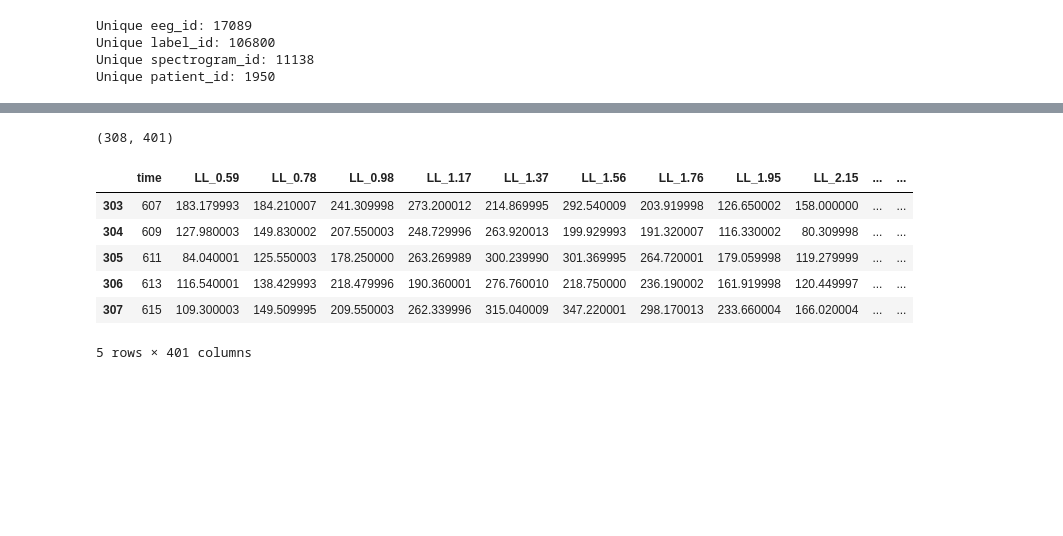
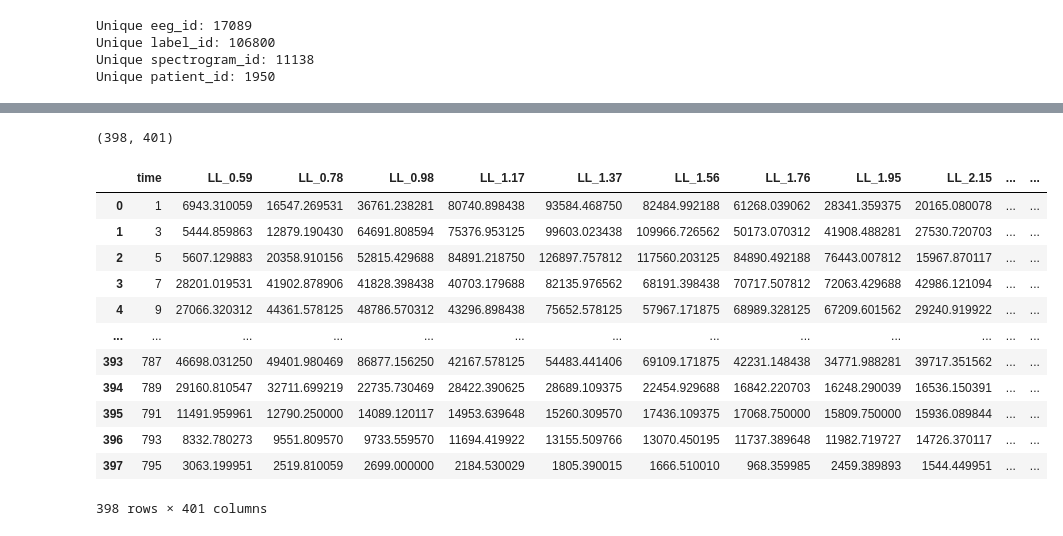
Before and after one commit to AzimuthLI/kaggle_hms, a Jupyter notebook: notebooks/EDA.ipynb, the cells around one changed output, grey strips where cells are left out. Cells and saved outputs as stored; diff of their text form; code cells hidden in the pictures; blank space fills up the shorter version.

```diff
--- a/notebooks/EDA.ipynb
+++ b/notebooks/EDA.ipynb
@@ -400,14 +311,20 @@ eeg_df.head()
 # %%
-spec_id = 789577333
+spec_id = 381128509
 spec_df = pd.read_parquet(train_spectrogram_dir/f"{spec_id}.parquet")
 print(spec_df.shape)
-spec_df.tail()
+spec_df
 # %% [output]
-(308, 401)
+(398, 401)
 |  | time | LL_0.59 | LL_0.78 | LL_0.98 | LL_1.17 | LL_1.37 | LL_1.56 | LL_1.76 | LL_1.95 | LL_2.15 | ... | ... |
-| 303 | 607 | 183.179993 | 184.210007 | 241.309998 | 273.200012 | 214.869995 | 292.540009 | 203.919998 | 126.650002 | 158.000000 | ... | ... |
-| 304 | 609 | 127.980003 | 149.830002 | 207.550003 | 248.729996 | 263.920013 | 199.929993 | 191.320007 | 116.330002 | 80.309998 | ... | ... |
-| 305 | 611 | 84.040001 | 125.550003 | 178.250000 | 263.269989 | 300.239990 | 301.369995 | 264.720001 | 179.059998 | 119.279999 | ... | ... |
-| 306 | 613 | 116.540001 | 138.429993 | 218.479996 | 190.360001 | 276.760010 | 218.750000 | 236.190002 | 161.919998 | 120.449997 | ... | ... |
-| 307 | 615 | 109.300003 | 149.509995 | 209.550003 | 262.339996 | 315.040009 | 347.220001 | 298.170013 | 233.660004 | 166.020004 | ... | ... |
+| 0 | 1 | 6943.310059 | 16547.269531 | 36761.238281 | 80740.898438 | 93584.468750 | 82484.992188 | 61268.039062 | 28341.359375 | 20165.080078 | ... | ... |
+| 1 | 3 | 5444.859863 | 12879.190430 | 64691.808594 | 75376.953125 | 99603.023438 | 109966.726562 | 50173.070312 | 41908.488281 | 27530.720703 | ... | ... |
+| 2 | 5 | 5607.129883 | 20358.910156 | 52815.429688 | 84891.218750 | 126897.757812 | 117560.203125 | 84890.492188 | 76443.007812 | 15967.870117 | ... | ... |
+| 3 | 7 | 28201.019531 | 41902.878906 | 41828.398438 | 40703.179688 | 82135.976562 | 68191.398438 | 70717.507812 | 72063.429688 | 42986.121094 | ... | ... |
+| 4 | 9 | 27066.320312 | 44361.578125 | 48786.570312 | 43296.898438 | 75652.578125 | 57967.171875 | 68989.328125 | 67209.601562 | 29240.919922 | ... | ... |
+| ... | ... | ... | ... | ... | ... | ... | ... | ... | ... | ... | ... | ... |
+| 393 | 787 | 46698.031250 | 49401.980469 | 86877.156250 | 42167.578125 | 54483.441406 | 69109.171875 | 42231.148438 | 34771.988281 | 39717.351562 | ... | ... |
+| 394 | 789 | 29160.810547 | 32711.699219 | 22735.730469 | 28422.390625 | 28689.109375 | 22454.929688 | 16842.220703 | 16248.290039 | 16536.150391 | ... | ... |
+| 395 | 791 | 11491.959961 | 12790.250000 | 14089.120117 | 14953.639648 | 15260.309570 | 17436.109375 | 17068.750000 | 15809.750000 | 15936.089844 | ... | ... |
+| 396 | 793 | 8332.780273 | 9551.809570 | 9733.559570 | 11694.419922 | 13155.509766 | 13070.450195 | 11737.389648 | 11982.719727 | 14726.370117 | ... | ... |
+| 397 | 795 | 3063.199951 | 2519.810059 | 2699.000000 | 2184.530029 | 1805.390015 | 1666.510010 | 968.359985 | 2459.389893 | 1544.449951 | ... | ... |
-5 rows × 401 columns
+398 rows × 401 columns
```
Also changed, not shown: parts of 22 cells of this notebook, 6 other files.
